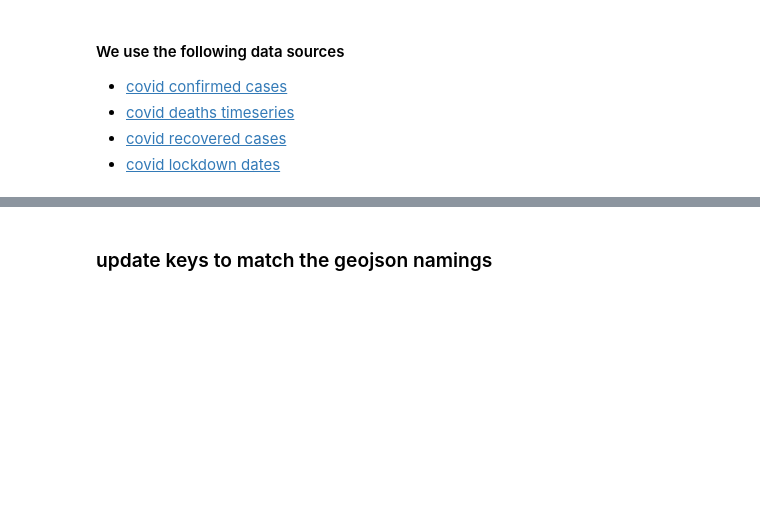
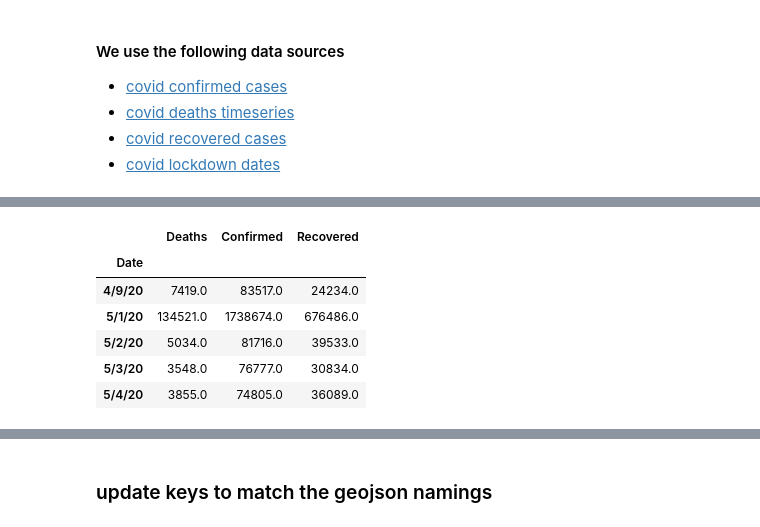
Before and after one commit to nlucian/covid19, a Jupyter notebook: BigDataProject_final.ipynb, the cells around one changed output, grey strips where cells are left out. Saved outputs shown, nothing was run; the diff lists cells and outputs as text; code cells hidden in the pictures; blank space fills up the shorter version.

```diff
--- a/BigDataProject_final.ipynb
+++ b/BigDataProject_final.ipynb
@@ -93,13 +108,21 @@ confirmed_long.tail(20)
 # %%
 # turn the 3 different tables into a single table with all the information, confirmed, dead and recovered
 
 daily_info = dead_long.merge(confirmed_long).merge(recovered_long).drop(['Lat', 'Long'], axis=1)
-daily_info.tail(20)
+daily_info.tail(5)
 
 daily_sum=daily_info.groupby(['Date'],as_index=True).sum()
-daily_sum.tail(20)
+daily_sum.tail(5)
 
 #calculate daily values of deaths, confirmed and recovered
 daily_values=daily_sum.diff(periods=1)
-daily_values.tail(20)
+daily_values.tail(5)
+# %% [output]
+|  | Deaths | Confirmed | Recovered |
+| Date |  |  |  |
+| 4/9/20 | 7419.0 | 83517.0 | 24234.0 |
+| 5/1/20 | 134521.0 | 1738674.0 | 676486.0 |
+| 5/2/20 | 5034.0 | 81716.0 | 39533.0 |
+| 5/3/20 | 3548.0 | 76777.0 | 30834.0 |
+| 5/4/20 | 3855.0 | 74805.0 | 36089.0 |
 # %%
```
Also changed, not shown: parts of 22 cells of this notebook.
